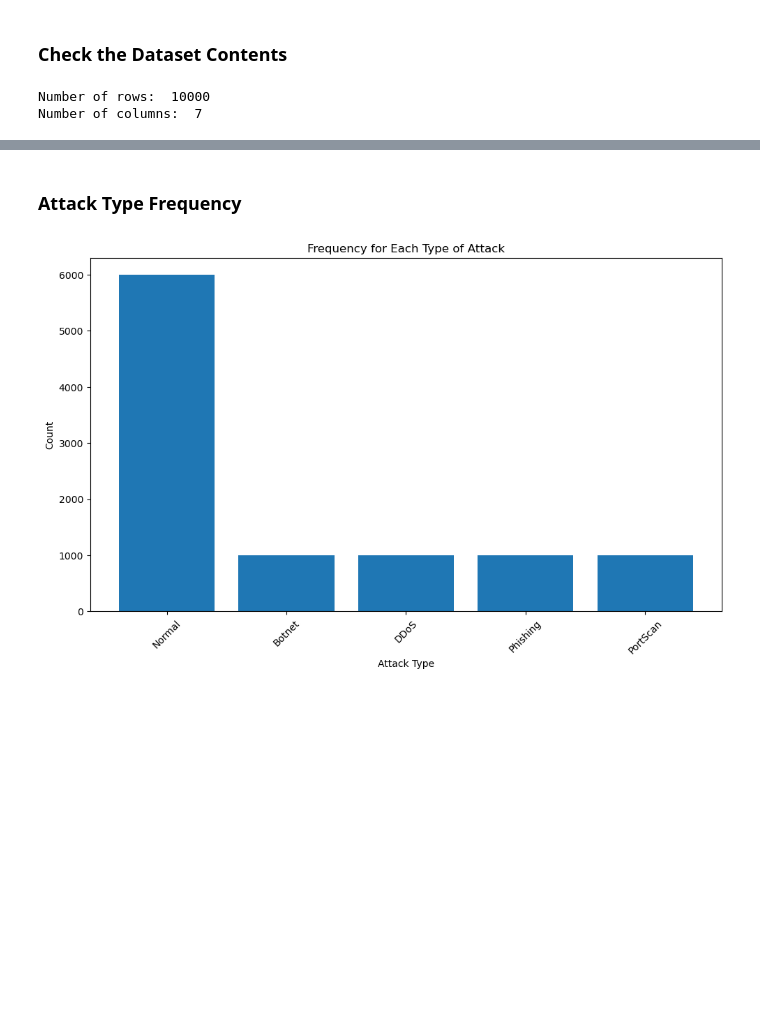
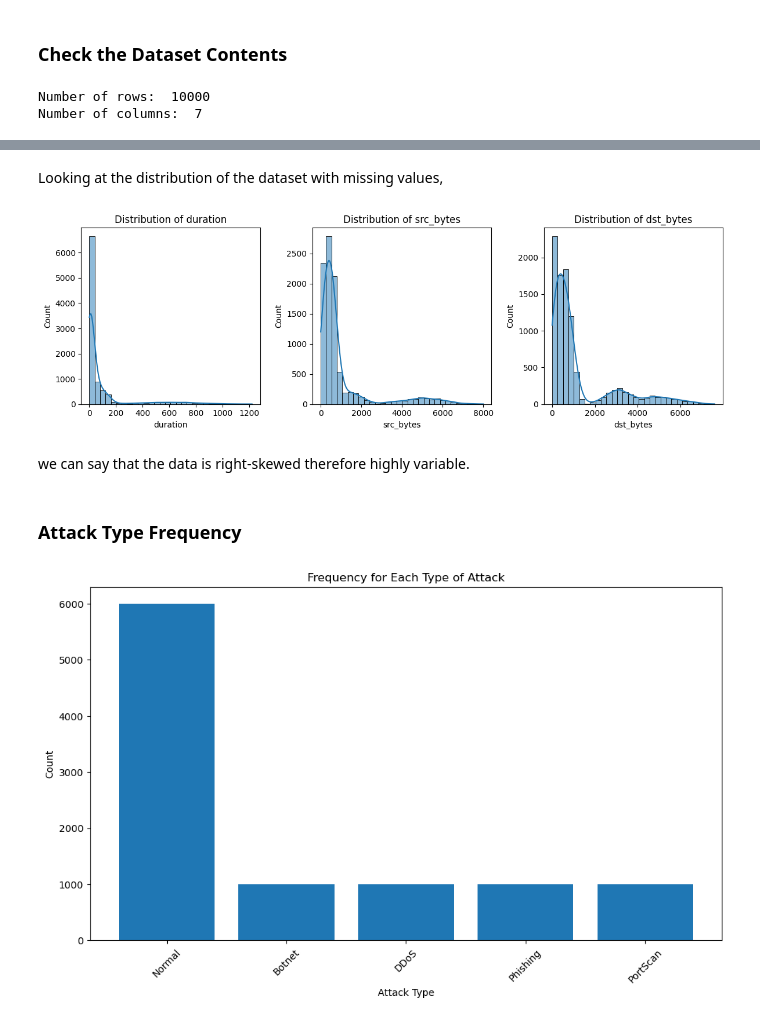
Before and after one commit to JuanTuatis/emtech-programming-assignment, a Jupyter notebook: Programming Assignment 5/Programming_Assignment_5.ipynb, the cells around one changed output, grey strips where cells are left out. Saved outputs shown, nothing was run; the diff lists cells and outputs as text; code cells hidden in the pictures; blank space fills up the shorter version.

```diff
--- a/Programming Assignment 5/Programming_Assignment_5.ipynb
+++ b/Programming Assignment 5/Programming_Assignment_5.ipynb
@@ -54,6 +56,24 @@ num_packets          0
 num_connections      0
 attack_type          0
 dtype: int64
+# %% [markdown]
+Looking at the distribution of the dataset with missing values,
+# %%
+# Visualize distributions of affected numerical features
+numerical_features = ['duration', 'src_bytes', 'dst_bytes']
+
+# Plot histograms for missing value analysis
+plt.figure(figsize=(12, 4))
+for i, feature in enumerate(numerical_features):
+    plt.subplot(1, 3, i + 1)
+    sns.histplot(data_df[feature], bins=30, kde=True)
+    plt.title(f'Distribution of {feature}')
+plt.tight_layout()
+plt.show()
+# %% [output]
+[figure, added]
+# %% [markdown]
+we can say that the data is right-skewed therefore highly variable.
 # %% [markdown]
 ### Attack Type Frequency
 # %%
```
Also changed, not shown: parts of 11 cells of this notebook.
